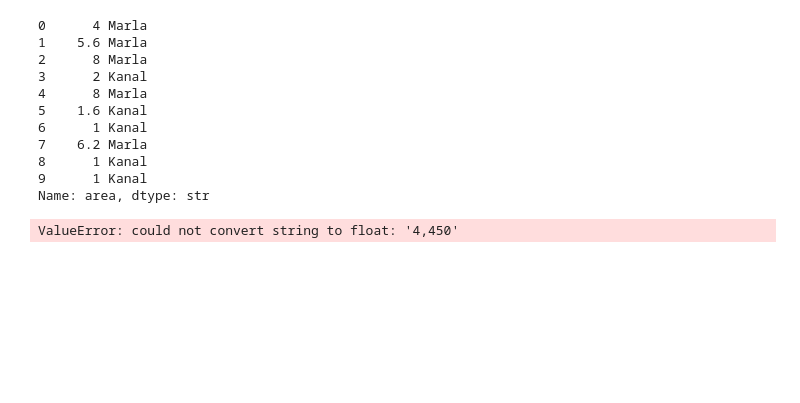
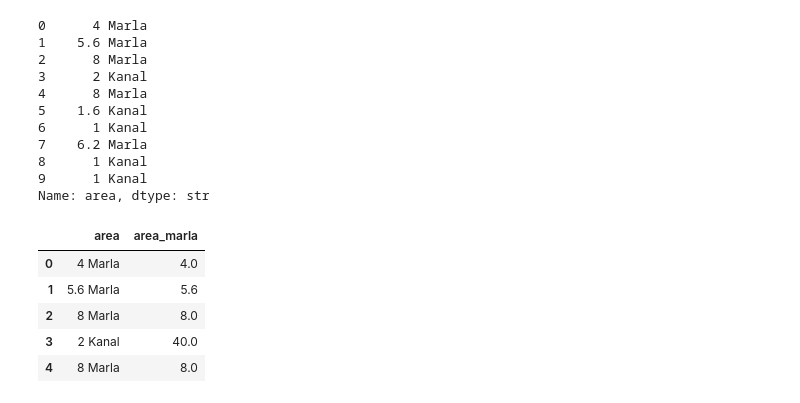
Before and after one commit to Ahmad34-90/Pakistan-House-Price-Predictor, a Jupyter notebook: notebooks/01_data_understanding.ipynb, the cells around one changed output. Cells and saved outputs as stored; diff of their text form; code cells hidden in the pictures; blank space fills up the shorter version.

Commit message:
Converter Error Fixed

```diff
--- a/notebooks/01_data_understanding.ipynb
+++ b/notebooks/01_data_understanding.ipynb
@@ -173,18 +173,28 @@ df["area"].head(10)
 Name: area, dtype: str
 # %%
 def convert_area_to_marla(value):
-    value= str(value).strip()
+    value = str(value).strip().replace(",", "")
 
-    number = float(value.split()[0])
-    unit = value.split()[1].lower()
+    parts = value.split()
+
+    number = float(parts[0])
+    unit = parts[1].lower()
 
     if unit == "marla":
         return number
     elif unit == "kanal":
-        return number*20
+        return number * 20
     else:
-        None
+        return None
+
 
 df["area_marla"] = df["area"].apply(convert_area_to_marla)
-# %% [output]
-ValueError: could not convert string to float: '4,450'
+# %%
+df[["area","area_marla"]].head()
+# %% [output]
+|  | area | area_marla |
+| 0 | 4 Marla | 4.0 |
+| 1 | 5.6 Marla | 5.6 |
+| 2 | 8 Marla | 8.0 |
+| 3 | 2 Kanal | 40.0 |
+| 4 | 8 Marla | 8.0 |
```
Also changed, not shown: parts of 5 cells of this notebook.
